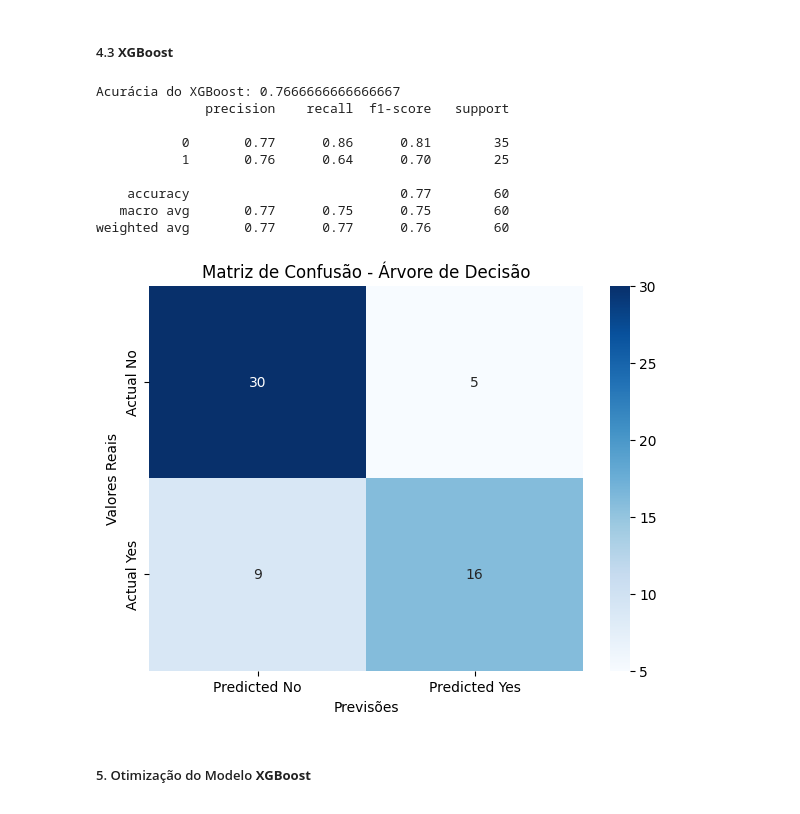
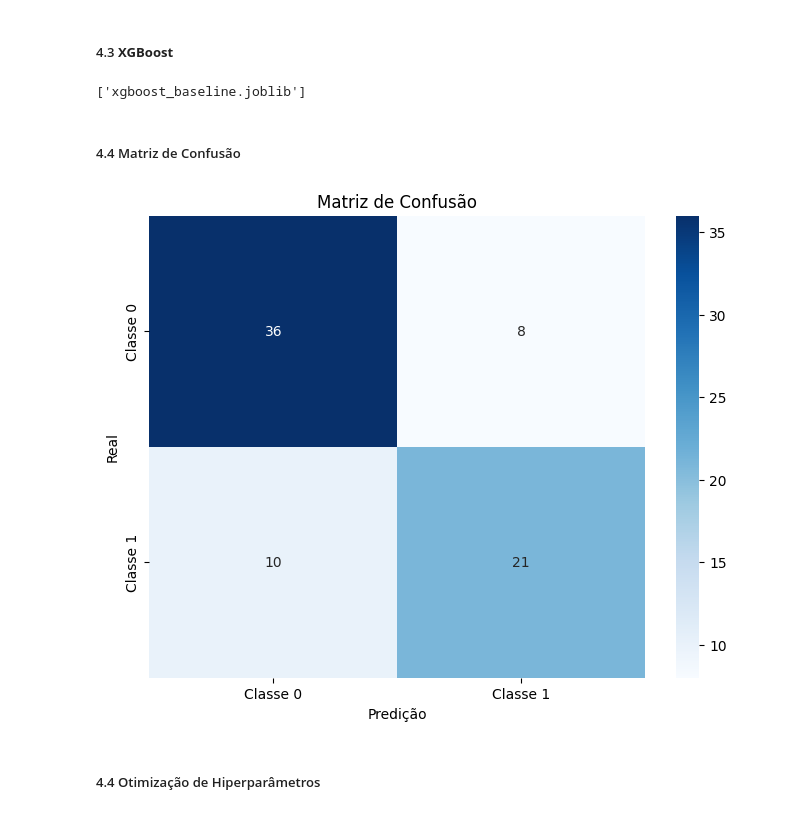
Before and after one commit to BrunoMorimoto/Modelos-de-Classificacao, a Jupyter notebook: src/modelo.ipynb, the cells around one changed output. Saved outputs shown, nothing was run; the diff lists cells and outputs as text; code cells hidden in the pictures.

Commit message:
XGBoost Treinado e Otimizado

```diff
--- a/src/modelo.ipynb
+++ b/src/modelo.ipynb
@@ -88,8 +90,8 @@ memory usage: 30.5 KB
 X = df.drop(columns=['DEATH_EVENT'])  # Variáveis independentes
 y = df['DEATH_EVENT']  # Variável dependente
 
-# Divisão dos dados: 80% treino, 20% teste
-X_train, X_test, y_train, y_test = train_test_split(X, y, test_size=0.2, random_state=42)
+# Divisão dos dados: 75% treino, 25% teste
+X_train, X_test, y_train, y_test = train_test_split(X, y, test_size=0.25, random_state=42)
 
 # Exibe as dimensões dos dados divididos
 print("Treinamento:", X_train.shape, y_train.shape)
@@ -195,8 +215,10 @@ print(asimetria_curtose)
 X_train['serum_creatinine'], lambda_creatinine = stats.boxcox(X_train['serum_creatinine'])
 X_train['serum_sodium'], lambda_sodium = stats.boxcox(X_train['serum_sodium'])
 X_train['creatinine_phosphokinase'], lambda_creatinine_phosphokinase = stats.boxcox(X_train['creatinine_phosphokinase'])
+X_train['platelets'], lambda_platelets = stats.boxcox(X_train['platelets'])
 
 # Aplicando Box-Cox no X_test com o mesmo lambda
 X_test['serum_creatinine'] = stats.boxcox(X_test['serum_creatinine'], lmbda=lambda_creatinine)
 X_test['serum_sodium'] = stats.boxcox(X_test['serum_sodium'],lmbda=lambda_sodium)
 X_test['creatinine_phosphokinase'] = stats.boxcox(X_test['creatinine_phosphokinase'],lmbda=lambda_creatinine_phosphokinase)
+X_test['platelets'] = stats.boxcox(X_test['platelets'],lmbda=lambda_platelets)
@@ -342,0 +397,14 @@ plt.show()
+# %%
+# Inicializando o SMOTE
+smote = SMOTE(random_state=42)
+
+# Aplicando o SMOTE para balancear as classes no conjunto de treino
+X_train_over, y_train_over = smote.fit_resample(X_train, y_train)
+
+# Verificando o número de amostras após o SMOTE
+print(f'Número de amostras após SMOTE: {len(y_train_over)}')
+
+# Contando o número de exemplos de cada classe após o SMOTE
+class_counts = y_train_over.value_counts()
+
+print(f'Contagem de classes após o SMOTE:\n{class_counts}')
@@ -380,39 +471,31 @@ plt.show()
 # %% [markdown]
 ##### 4.3 **XGBoost**
-# %%
-# Instanciando o modelo
-clf_xgb = xgb.XGBClassifier(random_state=42)
-
-# Treinando o modelo
-xg_boost = clf_xgb.fit(X_train, y_train)
-
-# Fazendo as previsões
-y_pred_xgb = xg_boost.predict(X_test)
-
-# Avaliando o modelo
-accuracy_xgb = accuracy_score(y_test, y_pred_xgb)
-print(f'Acurácia do XGBoost: {accuracy_xgb}')
-print(classification_report(y_test, y_pred_xgb))
-# %% [output]
-Acurácia do XGBoost: 0.7666666666666667
-              precision    recall  f1-score   support
-
-           0       0.77      0.86      0.81        35
-           1       0.76      0.64      0.70        25
-
-    accuracy                           0.77        60
-   macro avg       0.77      0.75      0.75        60
-weighted avg       0.77      0.77      0.76        60
+# %%
+# Treinar o modelo XGBoost
+xgboost_model = XGBClassifier(random_state=42, use_label_encoder=False, eval_metric='logloss')
+xgboost_model.fit(X_train_over, y_train_over)
+
+# Salvar o modelo treinado
+joblib.dump(xgboost_model, 'xgboost_baseline.joblib')
+# %% [output]
+['xgboost_baseline.joblib']
+# %% [markdown]
+##### 4.4 Matriz de Confusão
 # %%
-cm_xgb = confusion_matrix(y_test, y_pred_xgb)
+# Fazer previsões no conjunto de teste
+y_pred = xgboost_model.predict(X_test)
 
-plt.figure(figsize=(7, 5))
-sns.heatmap(cm_xgb, annot=True, fmt="d", cmap="Blues", xticklabels=['Predicted No', 'Predicted Yes'], yticklabels=['Actual No', 'Actual Yes'])
-plt.title('Matriz de Confusão - Árvore de Decisão')
-plt.xlabel('Previsões')
-plt.ylabel('Valores Reais')
+# Calcular a matriz de confusão
+cm = confusion_matrix(y_test, y_pred)
+
+# Plotar a matriz de confusão com seaborn
+plt.figure(figsize=(8, 6))
+sns.heatmap(cm, annot=True, fmt='d', cmap='Blues', xticklabels=['Classe 0', 'Classe 1'], yticklabels=['Classe 0', 'Classe 1'])
+plt.title('Matriz de Confusão')
+plt.xlabel('Predição')
+plt.ylabel('Real')
 plt.show()
 # %% [output]
-[figure, old version]
+[figure, new version]
-# %% [markdown]
-##### 5. Otimização do Modelo **XGBoost**
+# %% [markdown]
+##### 4.4 Otimização de Hiperparâmetros
```
Also changed, not shown: parts of 30 cells of this notebook, 1 other file.
